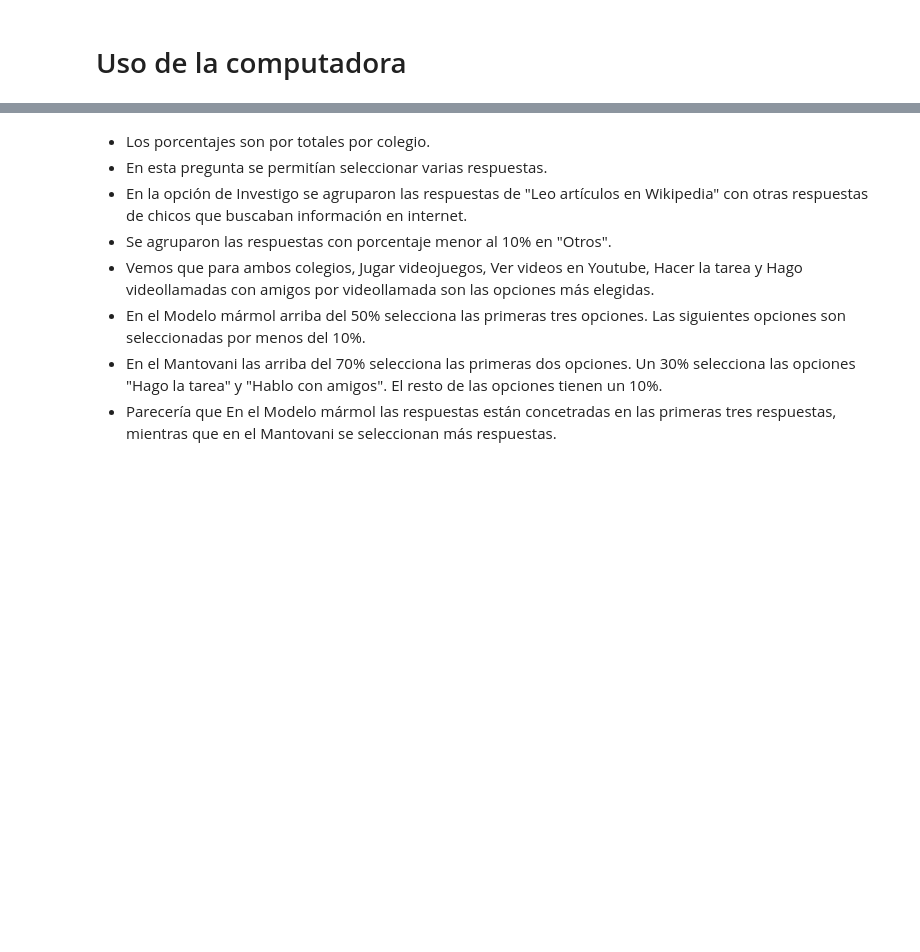
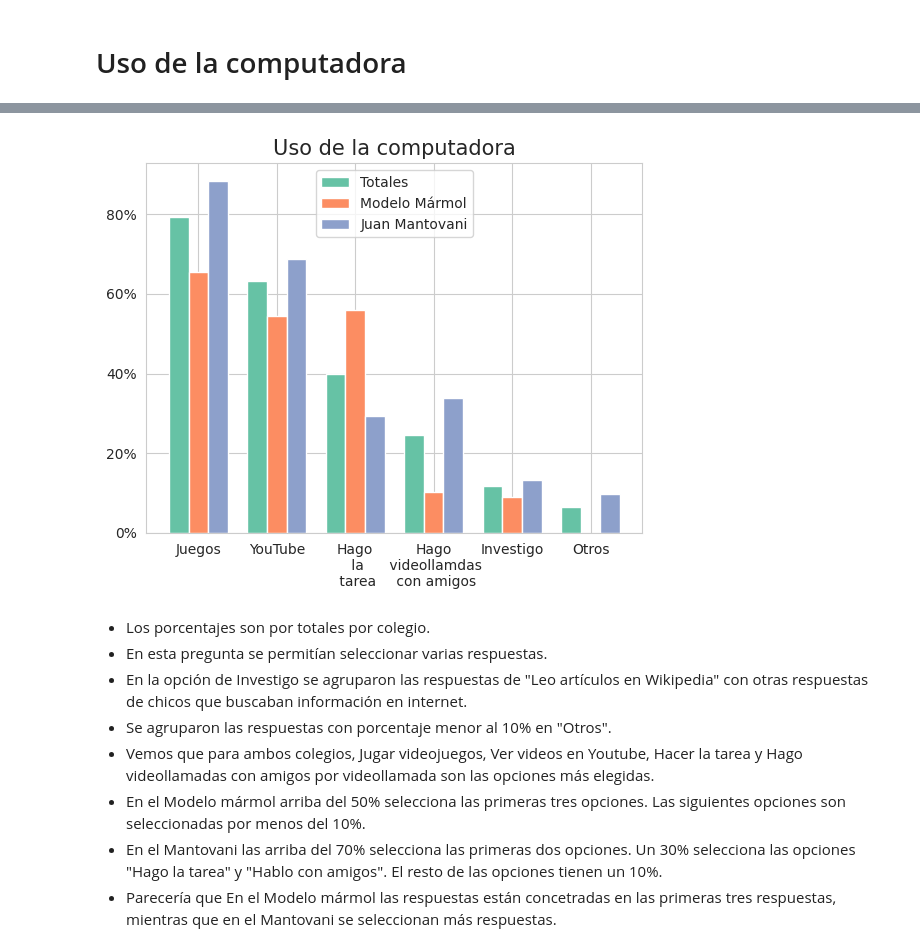
Before and after one commit to fedesassone/tesis, a Jupyter notebook: notebooks/Poblacional.ipynb, the cells around one changed output, grey strips where cells are left out. Drawn from its saved outputs; the diff is of its cells as text; code cells hidden in the pictures; blank space fills up the shorter version.

Commit message:
Fix grafico uso de la computadora

```diff
--- a/notebooks/Poblacional.ipynb
+++ b/notebooks/Poblacional.ipynb
@@ -432,3 +389,42 @@ plt.savefig('poblacional_uso_computadora.png')
+# %%
+# Uso de la computadora
+data_total = df_fe["uso_computadora"].str.replace(" ", "").str.get_dummies(sep=',').sum().div(cant_total).sort_values(ascending=False)
+data_marmol = marmol["uso_computadora"].str.replace(" ", "").str.get_dummies(sep=',').sum().div(cant_marmol).sort_values(ascending=False)
+data_mantovani = mantovani["uso_computadora"].str.replace(" ", "").str.get_dummies(sep=',').sum().div(cant_mantovani).sort_values(ascending=False)
+
+otros = ["Programo/Diseño", "Usoredessociales", "MiroPelis/Seriesporstreaming", "Escuchomúsica"]
+
+dfs = [data_total, data_marmol, data_mantovani]
+
+result = pd.concat(dfs, axis=1)
+result = result.rename(columns={0: "Totales", 1: "Modelo Mármol", 2: "Juan Mantovani"})
+result.loc["Otros"] = [0.0]*3
+
+for row in otros:
+        result.loc['Otros'] += result.loc[row]
+        result.drop([row], inplace=True)
+
+bar_width = 0.25
+
+br1 = np.arange(len(result))
+br2 = [x + bar_width for x in br1]
+br3 = [x + bar_width for x in br2]
+
+labels = ("Juegos", "YouTube", "Hago\n la\n tarea", \
+            "Hago\n videollamdas\n con amigos", "Investigo", "Otros")
+
+plt.bar(br1,result["Totales"]       , width=bar_width, label = 'Totales')
+plt.bar(br2,result["Modelo Mármol"] , width=bar_width, label = 'Modelo Mármol')
+plt.bar(br3,result["Juan Mantovani"], width=bar_width, label = 'Juan Mantovani')
+
+plt.gca().yaxis.set_major_formatter(PercentFormatter(1))
+plt.title("Uso de la computadora", fontsize=15)
+ticks = [x + bar_width for x in br1]
+plt.xticks(ticks, labels)
+plt.legend()
+plt.savefig('poblacional_uso_computadora.png')
+# %% [output]
+[figure, added]
 # %% [markdown]
 * Los porcentajes son por totales por colegio.
 * En esta pregunta se permitían seleccionar varias respuestas.
```
Also changed, not shown: parts of 2 cells of this notebook, 1 other file.
